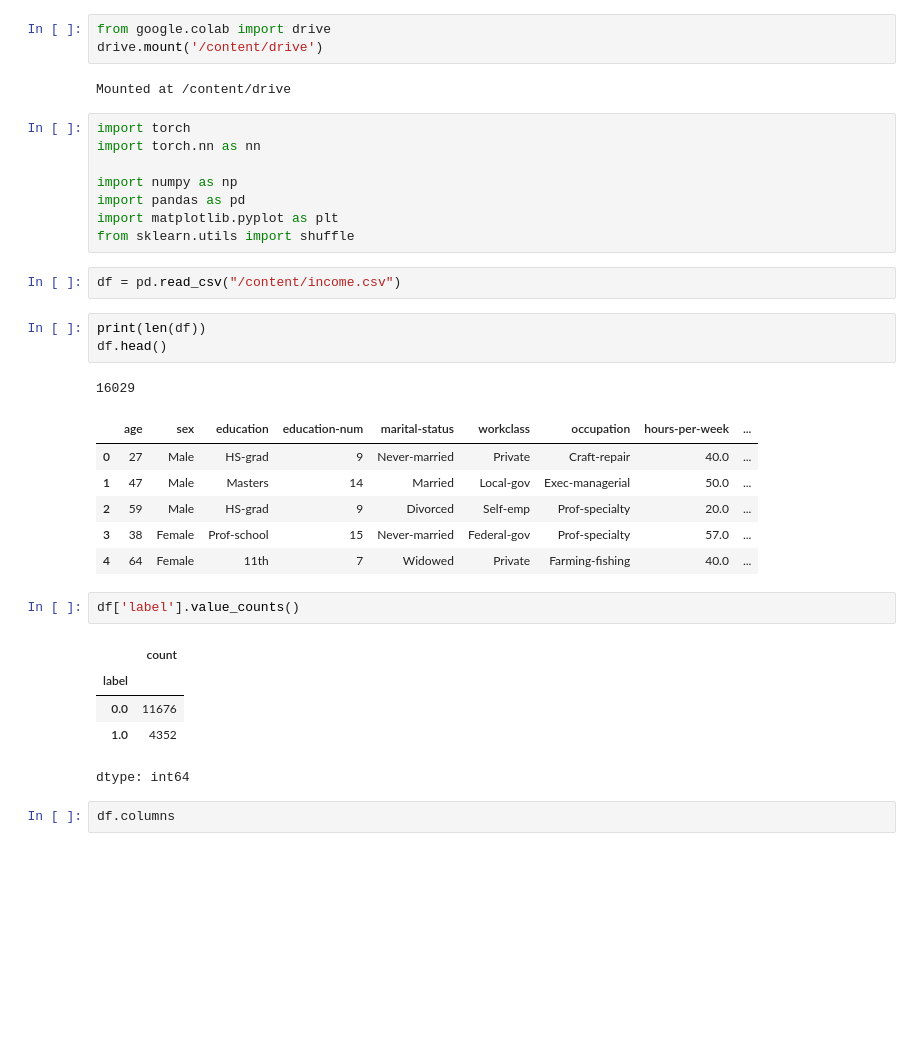
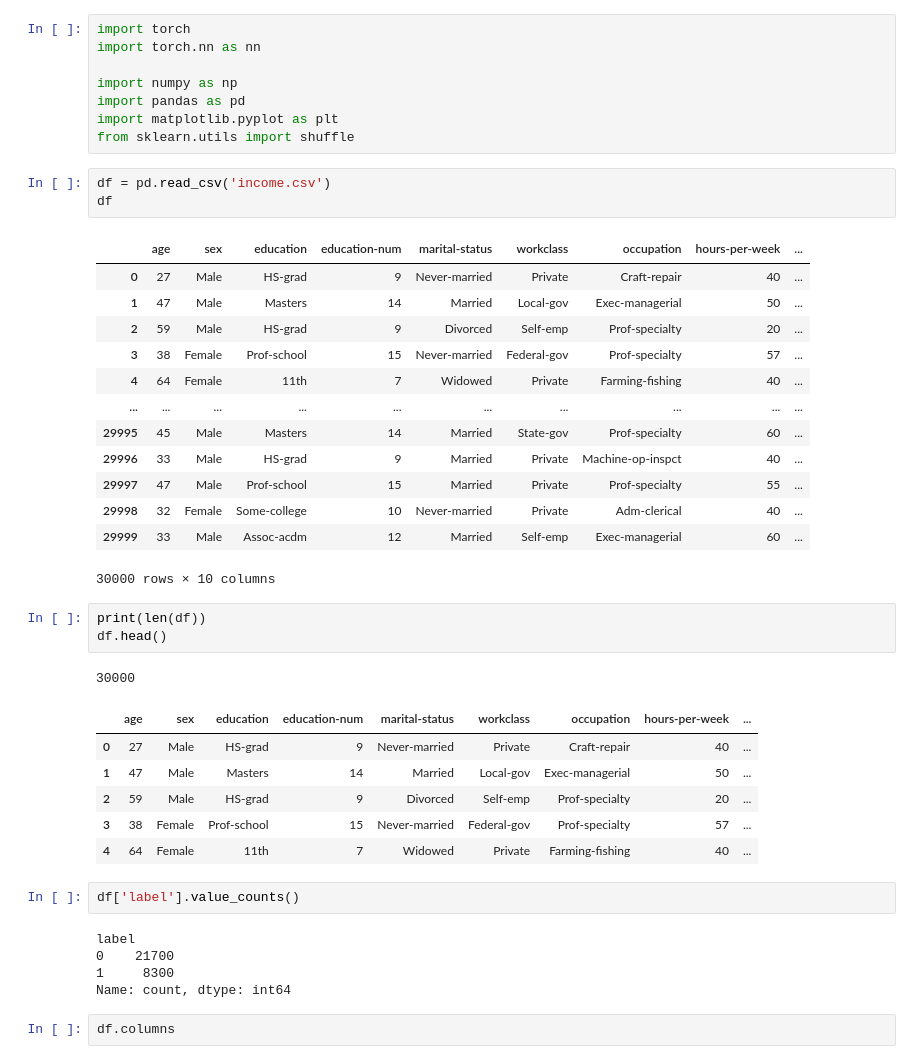
Before and after one commit to pirateharishs/census-income-prediction, a Jupyter notebook: workshop1.ipynb, the cells around one changed output. Cells and saved outputs as stored; diff of their text form; blank space fills up the shorter version.

```diff
--- a/workshop1.ipynb
+++ b/workshop1.ipynb
@@ -1,8 +1,3 @@
-# %%
-from google.colab import drive
-drive.mount('/content/drive')
-# %% [output]
-Mounted at /content/drive
 # %%
 import torch
 import torch.nn as nn
@@ -12,26 +7,40 @@ import pandas as pd
 import matplotlib.pyplot as plt
 from sklearn.utils import shuffle
 # %%
-df = pd.read_csv("/content/income.csv")
+df = pd.read_csv('income.csv')
+df
+# %% [output]
+|  | age | sex | education | education-num | marital-status | workclass | occupation | hours-per-week | ... |
+| 0 | 27 | Male | HS-grad | 9 | Never-married | Private | Craft-repair | 40 | ... |
+| 1 | 47 | Male | Masters | 14 | Married | Local-gov | Exec-managerial | 50 | ... |
+| 2 | 59 | Male | HS-grad | 9 | Divorced | Self-emp | Prof-specialty | 20 | ... |
+| 3 | 38 | Female | Prof-school | 15 | Never-married | Federal-gov | Prof-specialty | 57 | ... |
+| 4 | 64 | Female | 11th | 7 | Widowed | Private | Farming-fishing | 40 | ... |
+| ... | ... | ... | ... | ... | ... | ... | ... | ... | ... |
+| 29995 | 45 | Male | Masters | 14 | Married | State-gov | Prof-specialty | 60 | ... |
+| 29996 | 33 | Male | HS-grad | 9 | Married | Private | Machine-op-inspct | 40 | ... |
+| 29997 | 47 | Male | Prof-school | 15 | Married | Private | Prof-specialty | 55 | ... |
+| 29998 | 32 | Female | Some-college | 10 | Never-married | Private | Adm-clerical | 40 | ... |
+| 29999 | 33 | Male | Assoc-acdm | 12 | Married | Self-emp | Exec-managerial | 60 | ... |
+30000 rows × 10 columns
 # %%
 print(len(df))
 df.head()
 # %% [output]
-16029
+30000
 |  | age | sex | education | education-num | marital-status | workclass | occupation | hours-per-week | ... |
-| 0 | 27 | Male | HS-grad | 9 | Never-married | Private | Craft-repair | 40.0 | ... |
-| 1 | 47 | Male | Masters | 14 | Married | Local-gov | Exec-managerial | 50.0 | ... |
-| 2 | 59 | Male | HS-grad | 9 | Divorced | Self-emp | Prof-specialty | 20.0 | ... |
-| 3 | 38 | Female | Prof-school | 15 | Never-married | Federal-gov | Prof-specialty | 57.0 | ... |
-| 4 | 64 | Female | 11th | 7 | Widowed | Private | Farming-fishing | 40.0 | ... |
+| 0 | 27 | Male | HS-grad | 9 | Never-married | Private | Craft-repair | 40 | ... |
+| 1 | 47 | Male | Masters | 14 | Married | Local-gov | Exec-managerial | 50 | ... |
+| 2 | 59 | Male | HS-grad | 9 | Divorced | Self-emp | Prof-specialty | 20 | ... |
+| 3 | 38 | Female | Prof-school | 15 | Never-married | Federal-gov | Prof-specialty | 57 | ... |
+| 4 | 64 | Female | 11th | 7 | Widowed | Private | Farming-fishing | 40 | ... |
 # %%
 df['label'].value_counts()
 # %% [output]
-|  | count |
-| label |  |
-| 0.0 | 11676 |
-| 1.0 | 4352 |
-dtype: int64
+label
+0    21700
+1     8300
+Name: count, dtype: int64
 # %%
 df.columns
 # %% [output]
```
Also changed, not shown: parts of 18 cells of this notebook.
